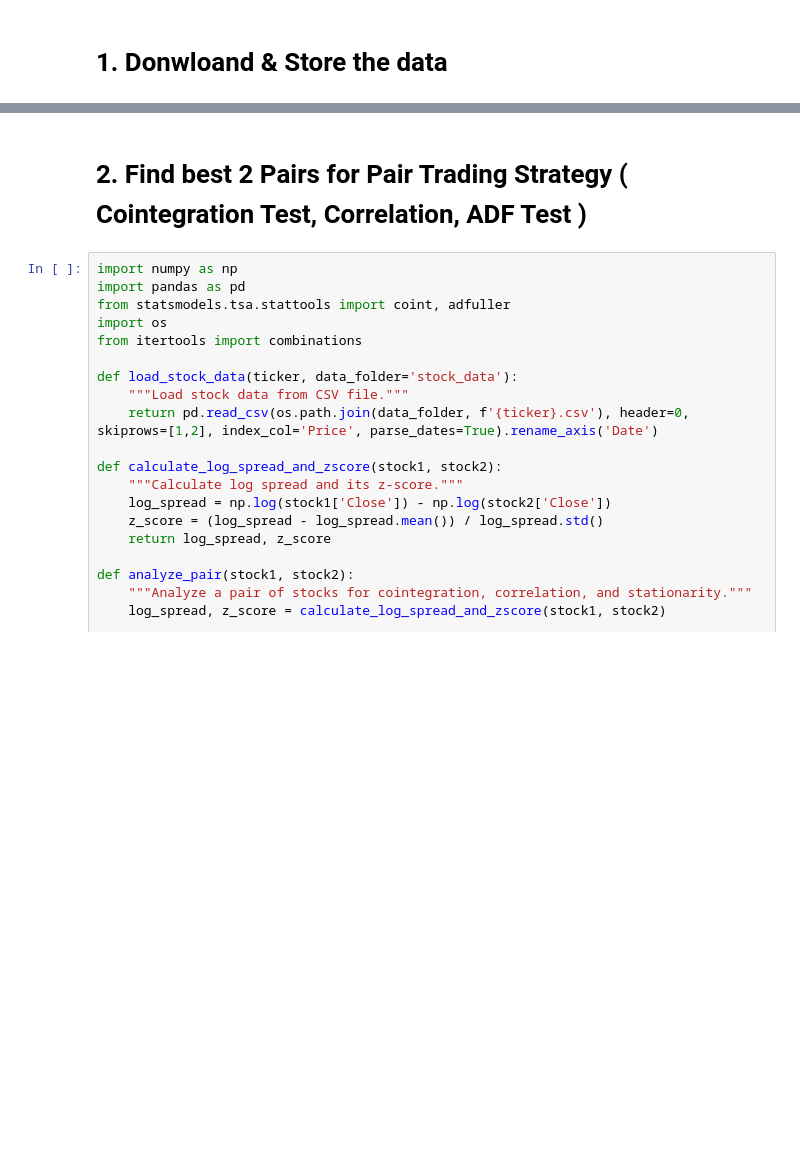
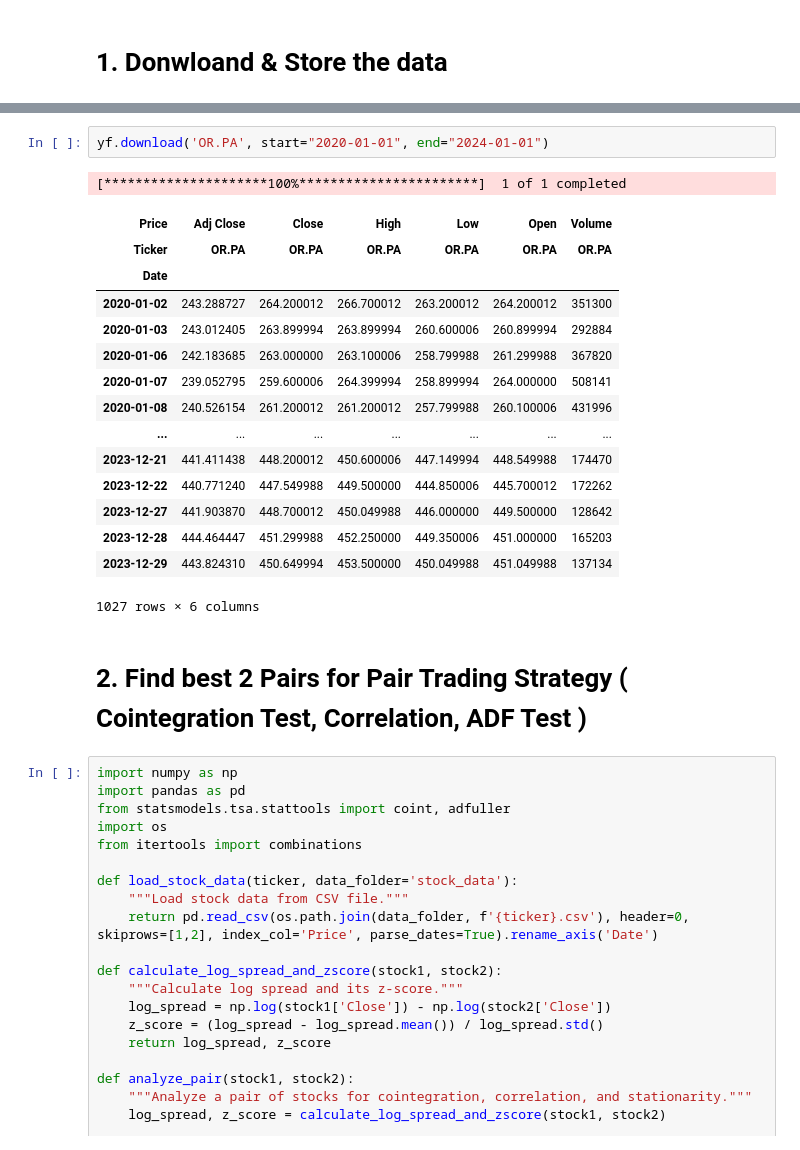
Before and after one commit to rojobravo/Statistical-Arbitrage-Bayesian-Optimized-Kappa-Half-life-Pairs-Trading-Engine, a Jupyter notebook: StatArb_Pairs_BayesOpt_Kappa_Halflife_corrected.ipynb, the cells around one changed output, grey strips where cells are left out. Cells and saved outputs as stored; diff of their text form; blank space fills up the shorter version.

```diff
--- a/StatArb_Pairs_BayesOpt_Kappa_Halflife_corrected.ipynb
+++ b/StatArb_Pairs_BayesOpt_Kappa_Halflife_corrected.ipynb
@@ -135,3 +133,22 @@ Downloaded and saved data for BRK-A
+# %%
+yf.download('OR.PA', start="2020-01-01", end="2024-01-01")
+# %% [output]
+[*********************100%***********************]  1 of 1 completed
+| Price | Adj Close | Close | High | Low | Open | Volume |
+| Ticker | OR.PA | OR.PA | OR.PA | OR.PA | OR.PA | OR.PA |
+| Date |  |  |  |  |  |  |
+| 2020-01-02 | 243.288727 | 264.200012 | 266.700012 | 263.200012 | 264.200012 | 351300 |
+| 2020-01-03 | 243.012405 | 263.899994 | 263.899994 | 260.600006 | 260.899994 | 292884 |
+| 2020-01-06 | 242.183685 | 263.000000 | 263.100006 | 258.799988 | 261.299988 | 367820 |
+| 2020-01-07 | 239.052795 | 259.600006 | 264.399994 | 258.899994 | 264.000000 | 508141 |
+| 2020-01-08 | 240.526154 | 261.200012 | 261.200012 | 257.799988 | 260.100006 | 431996 |
+| ... | ... | ... | ... | ... | ... | ... |
+| 2023-12-21 | 441.411438 | 448.200012 | 450.600006 | 447.149994 | 448.549988 | 174470 |
+| 2023-12-22 | 440.771240 | 447.549988 | 449.500000 | 444.850006 | 445.700012 | 172262 |
+| 2023-12-27 | 441.903870 | 448.700012 | 450.049988 | 446.000000 | 449.500000 | 128642 |
+| 2023-12-28 | 444.464447 | 451.299988 | 452.250000 | 449.350006 | 451.000000 | 165203 |
+| 2023-12-29 | 443.824310 | 450.649994 | 453.500000 | 450.049988 | 451.049988 | 137134 |
+1027 rows × 6 columns
 # %% [markdown]
 # 2. Find best 2 Pairs for Pair Trading Strategy ( Cointegration Test, Correlation, ADF Test )
 # %%
```
Also changed, not shown: parts of 1 cell of this notebook.
